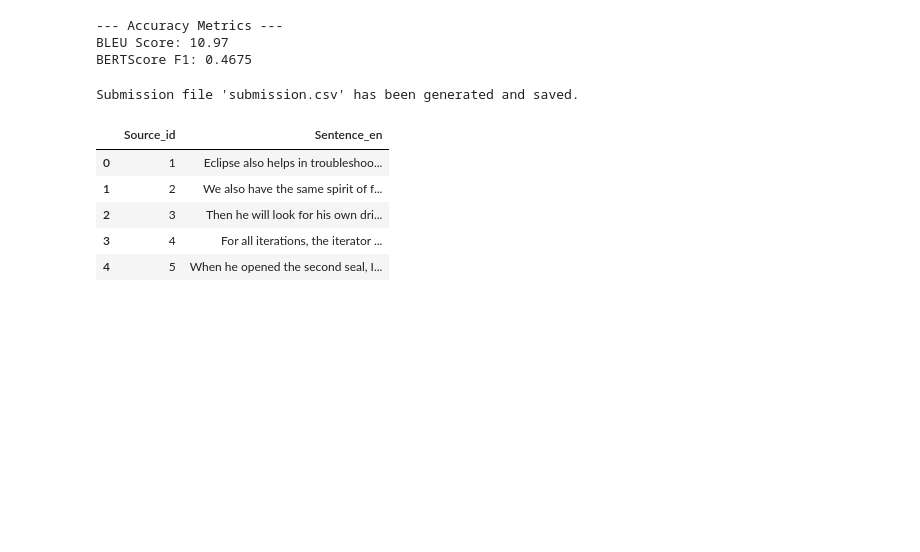
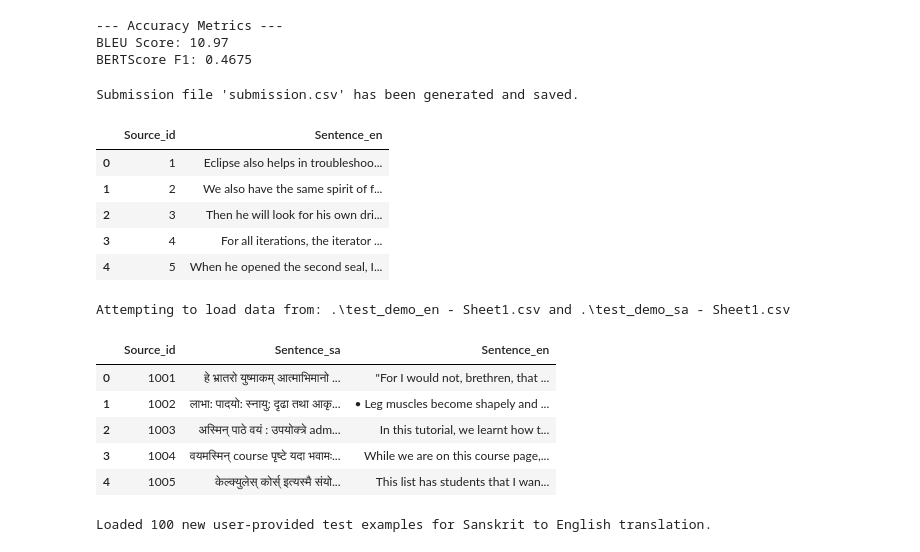
Before and after one commit to Sufyan-007/NLU-assignment, a Jupyter notebook: NLU_assignment.ipynb, the cells around one changed output. Saved outputs shown, nothing was run; the diff lists cells and outputs as text; code cells hidden in the pictures; blank space fills up the shorter version.

```diff
--- a/NLU_assignment.ipynb
+++ b/NLU_assignment.ipynb
@@ -239,3 +239,35 @@ Submission file 'submission.csv' has been generated and saved.
 | 2 | 3 | Then he will look for his own dri... |
 | 3 | 4 | For all iterations, the iterator ... |
 | 4 | 5 | When he opened the second seal, I... |
+# %%
+import pandas as pd
+import os
+
+# Define the full paths for the new files
+new_en_file = r'.\test_demo_en - Sheet1.csv'
+new_sa_file = r'.\test_demo_sa - Sheet1.csv'
+
+print(f"Attempting to load data from: {new_en_file} and {new_sa_file}")
+
+try:
+    # Load the new data from files into DataFrames
+    new_test_en_df = pd.read_csv(new_en_file)
+    new_test_sa_df = pd.read_csv(new_sa_file)
+
+    # Merge the new English and Sanskrit dataframes on Source_id
+    new_user_test_df = pd.merge(new_test_sa_df, new_test_en_df, on='Source_id', suffixes=('_sa', '_en'))
+
+    display(new_user_test_df.head())
+    print(f"Loaded {len(new_user_test_df)} new user-provided test examples for Sanskrit to English translation.")
+except FileNotFoundError as e:
+    print(f"Error: {e}\nMake sure to upload your CSV files to the '{user_files_path}' directory.")
+    new_user_test_df = pd.DataFrame() # Create an empty DataFrame to prevent errors in subsequent cells
+# %% [output]
+Attempting to load data from: .\test_demo_en - Sheet1.csv and .\test_demo_sa - Sheet1.csv
+|  | Source_id | Sentence_sa | Sentence_en |
+| 0 | 1001 | हे भ्रातरो युष्माकम् आत्माभिमानो ... | "For I would not, brethren, that ... |
+| 1 | 1002 | लाभा: पादयो: स्नायु: दृढा तथा आकृ... | • Leg muscles become shapely and ... |
+| 2 | 1003 | अस्मिन् पाठे वयं : उपयोक्त्रे adm... | In this tutorial, we learnt how t... |
+| 3 | 1004 | वयमस्मिन् course पृष्टे यदा भवामः... | While we are on this course page,... |
+| 4 | 1005 | केल्क्युलेस् कोर्स् इत्यस्मै संयो... | This list has students that I wan... |
+Loaded 100 new user-provided test examples for Sanskrit to English translation.
```
Also changed, not shown: parts of 6 cells of this notebook, 4 other files.
